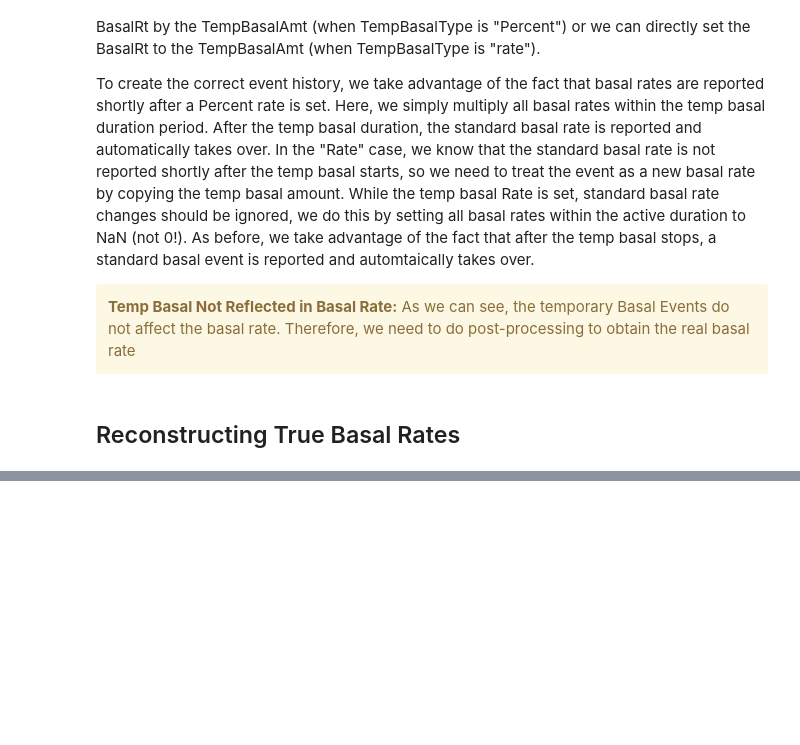
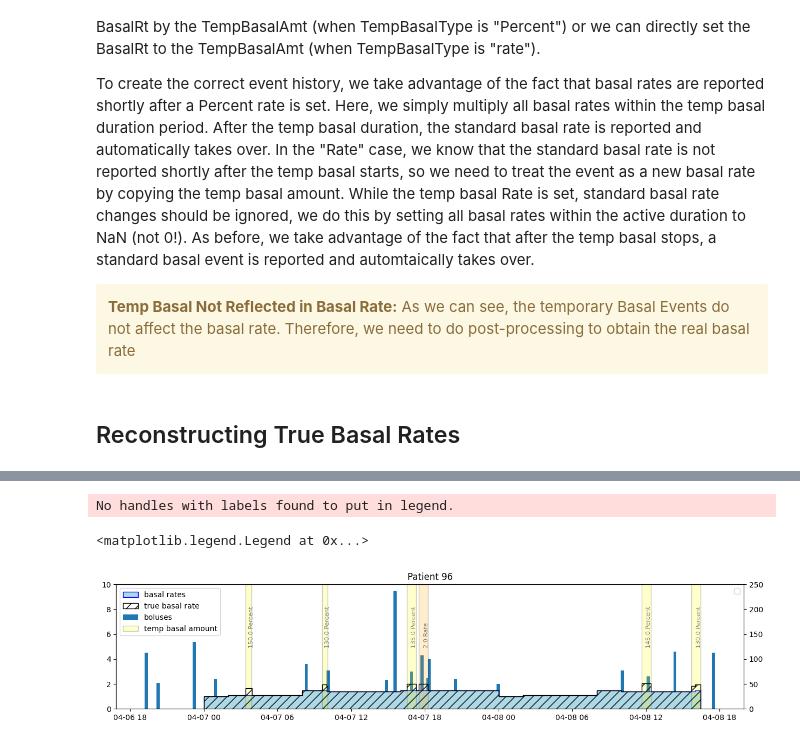
Before and after one commit to nudgebg/egvinsulin, a Jupyter notebook: notebooks/understand-flair-dataset/understand-flair-dataset.ipynb, the cells around one changed output, grey strips where cells are left out. Cells and saved outputs as stored; diff of their text form; code cells hidden in the pictures; blank space fills up the shorter version.

```diff
--- a/notebooks/understand-flair-dataset/understand-flair-dataset.ipynb
+++ b/notebooks/understand-flair-dataset/understand-flair-dataset.ipynb
@@ -463,7 +458,30 @@ To create the correct event history, we take advantage of the fact that basal ra
 # %%
 import numpy as np
 from datetime import timedelta
+def calculate_absolute_basal(df):
+    absolute_basal = df.BasalRt.copy().rename('AbsoluteBasal') #start with the Standard Basal Rates
+    df_sub_temp_basals = df.loc[df.TempBasalAmt.notna()]
+    df_sub_basals = df.loc[df.BasalRt.notna()]
+
+    for index, row in df_sub_temp_basals.iterrows():
+        #get basal events within temp basal active duration
+        temp_basal_interval = pd.Interval(row.DateTime, row.DateTime + convert_duration_to_timedelta(row.TempBasalDur))
+        affected_basal_indexes = df_sub_basals.index[df_sub_basals.DateTime.apply(lambda x: x in temp_basal_interval)]
+
+        #multiply if Percent
+        if row.TempBasalType == 'Percent':
+            absolute_basal.loc[affected_basal_indexes] = df_sub_basals.BasalRt.loc[affected_basal_indexes]*row.TempBasalAmt/100
+        #replace if Rate (set to NaN if Rate is set)
+        else:
+            absolute_basal.loc[index] = row.TempBasalAmt
+            absolute_basal[affected_basal_indexes] = np.NaN
+    return absolute_basal
+
 def convert_duration_to_timedelta(duration):
     hours, minutes, seconds = map(int, duration.split(':'))
     return timedelta(hours=hours, minutes=minutes, seconds=seconds)
+
+def drawAbsoluteBasalRates(datetimes, rate, ax):
+    i_sorted = np.argsort(datetimes)
+    ax.stairs(rate[i_sorted][:-1], datetimes[i_sorted],  hatch='//', label='true basal rate', edgecolor='black')
 # %%
@@ -518,0 +506,19 @@ No handles with labels found to put in legend.
+# %%
+absolute_basal = df_insulin.groupby('PtID').apply(calculate_absolute_basal)
+absolute_basal = absolute_basal.reset_index(level=0,drop=True)
+df_insulin['AbsoluteBasal'] = df_insulin.index.map(absolute_basal)
+# %%
+random_index = 824691
+hours = 24
+
+subFrame = selectRegionAroundEvent(df_insulin, df_insulin.loc[random_index,'PtID'], df_insulin.loc[random_index,'DateTime'], 24).copy()
+subFrame = subFrame.sort_values('DateTime')
+
+ax = drawInsulinEvents(subFrame)
+drawAbsoluteBasalRates(subFrame.DateTime.loc[subFrame.AbsoluteBasal.notna()].values,
+                       subFrame.AbsoluteBasal.loc[subFrame.AbsoluteBasal.notna()].values,ax)
+ax.legend()
+# %% [output]
+No handles with labels found to put in legend.
+<matplotlib.legend.Legend at 0x...>
+[figure, added]
```
Also changed, not shown: parts of 8 cells of this notebook.
